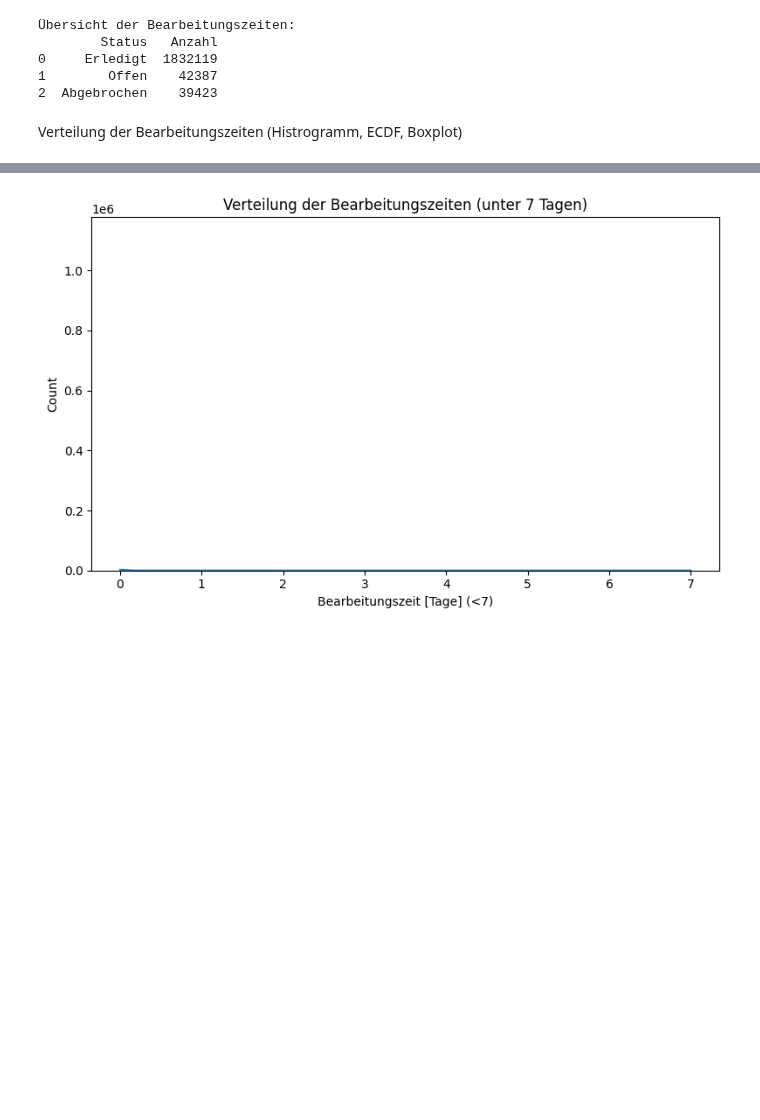
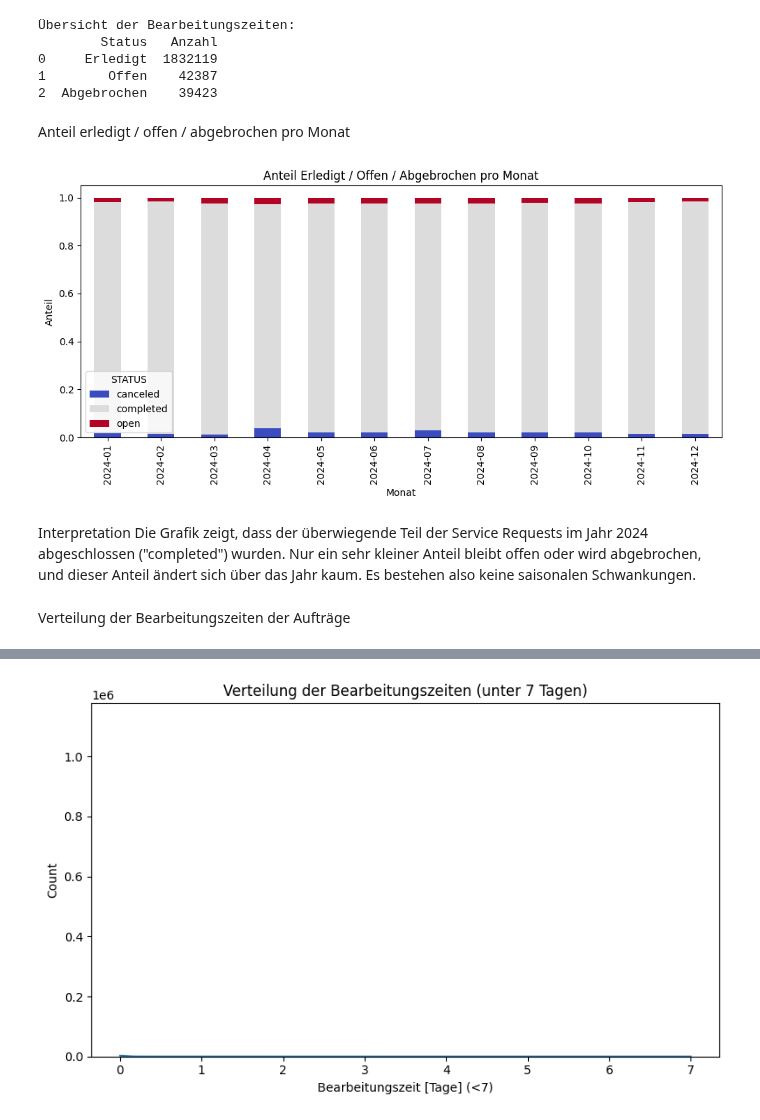
Before and after one commit to Ameowsle/Statistic-Macher, a Jupyter notebook: VL_3_Projekt.ipynb, the cells around one changed output, grey strips where cells are left out. Drawn from its saved outputs; the diff is of its cells as text; code cells hidden in the pictures; blank space fills up the shorter version.

Commit message:
weitere Analysen zu offenen Aufträgen

```diff
--- a/VL_3_Projekt.ipynb
+++ b/VL_3_Projekt.ipynb
@@ -69,5 +69,26 @@ print(overview)
 0     Erledigt  1832119
 1        Offen    42387
 2  Abgebrochen    39423
+# %% [markdown]
+Anteil erledigt / offen / abgebrochen pro Monat
+# %%
+df["month"] = df["CREATED_DATE"].dt.to_period("M")
+status_by_month = df.groupby(["month", "STATUS"]).size().unstack(fill_value=0)
+
+(status_by_month.T / status_by_month.sum(axis=1)).T.plot(
+    kind="bar", stacked=True, figsize=(10,5), colormap="coolwarm"
+)
+plt.title("Anteil Erledigt / Offen / Abgebrochen pro Monat")
+plt.ylabel("Anteil")
+plt.xlabel("Monat")
+plt.tight_layout()
+plt.show()
+# %% [output]
+[figure, added]
+# %% [markdown]
+Interpretation
+Die Grafik zeigt, dass der überwiegende Teil der Service Requests im Jahr 2024 abgeschlossen ("completed") wurden.
+Nur ein sehr kleiner Anteil bleibt offen oder wird abgebrochen, und dieser Anteil ändert sich über das Jahr kaum.
+Es bestehen also keine saisonalen Schwankungen.
 # %% [markdown]
-Verteilung der Bearbeitungszeiten (Histrogramm, ECDF, Boxplot)
+Verteilung der Bearbeitungszeiten der Aufträge
```
Also changed, not shown: parts of 12 cells of this notebook.
